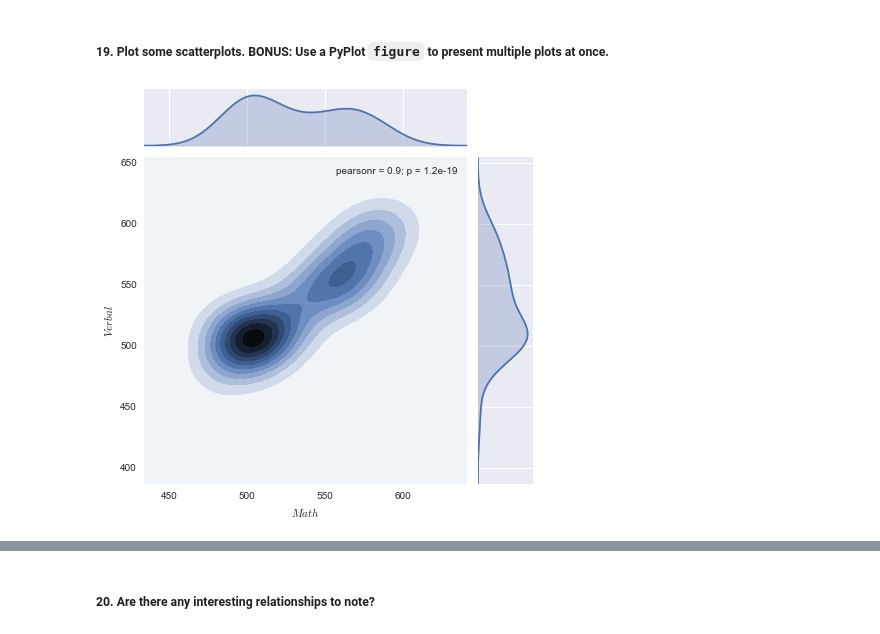
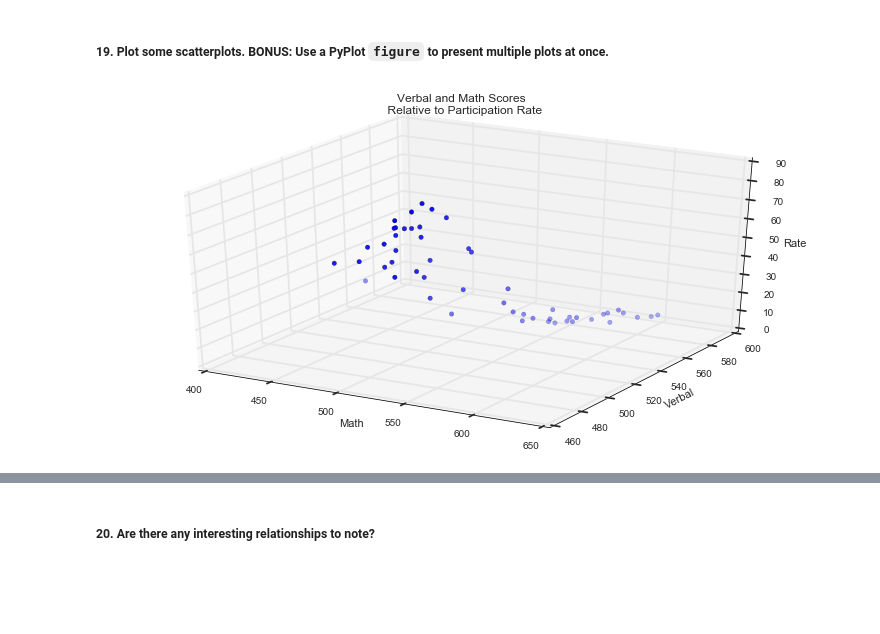
Before and after one commit to sambozek/DSI-SF-1-sebozek, a Jupyter notebook: projects/project-01/starter-code/project_1.ipynb, the cells around one changed output, grey strips where cells are left out. Saved outputs shown, nothing was run; the diff lists cells and outputs as text; code cells hidden in the pictures; blank space fills up the shorter version.

```diff
--- a/projects/project-01/starter-code/project_1.ipynb
+++ b/projects/project-01/starter-code/project_1.ipynb
@@ -342,13 +334,23 @@ http://www2.psychology.uiowa.edu/faculty/mordkoff/GradStats/part%201/I.07%20norm
 This does *not* hold true for our data. Our data
 # %% [markdown]
 ##### 19. Plot some scatterplots. **BONUS**: Use a PyPlot `figure` to present multiple plots at once.
-# %%
-verbal, rate
-
-vr_data = sns.jointplot(verbal, math, kind="kde")  # Create a Kernel Density Estimation
-vr_data.set_axis_labels("$Math$", "$Verbal$");     # Set the labels
-# %% [output]
-[figure, removed]
+# %%
+
+fig = plt.figure()
+ax = Axes3D(fig)
+
+ax.scatter(math, verbal, rate, c='b', marker='o')
+
+plt.title('Verbal and Math Scores \n Relative to Participation Rate')
+ax.set_xlabel('Math')
+ax.set_ylabel('Verbal')
+ax.set_zlabel('Rate')
+
+
+fig.set_size_inches((10,5))
+plt.show()
+# %% [output]
+[figure, added]
 # %%
 sat_pairplot = sns.pairplot(sat)
 # %% [output]
```
Also changed, not shown: parts of 15 cells of this notebook.
